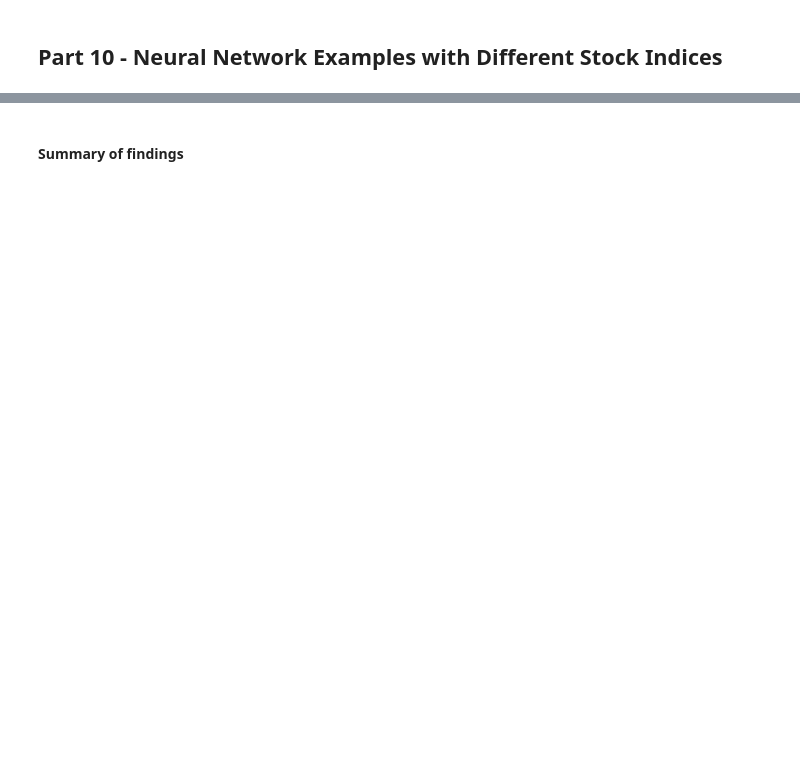
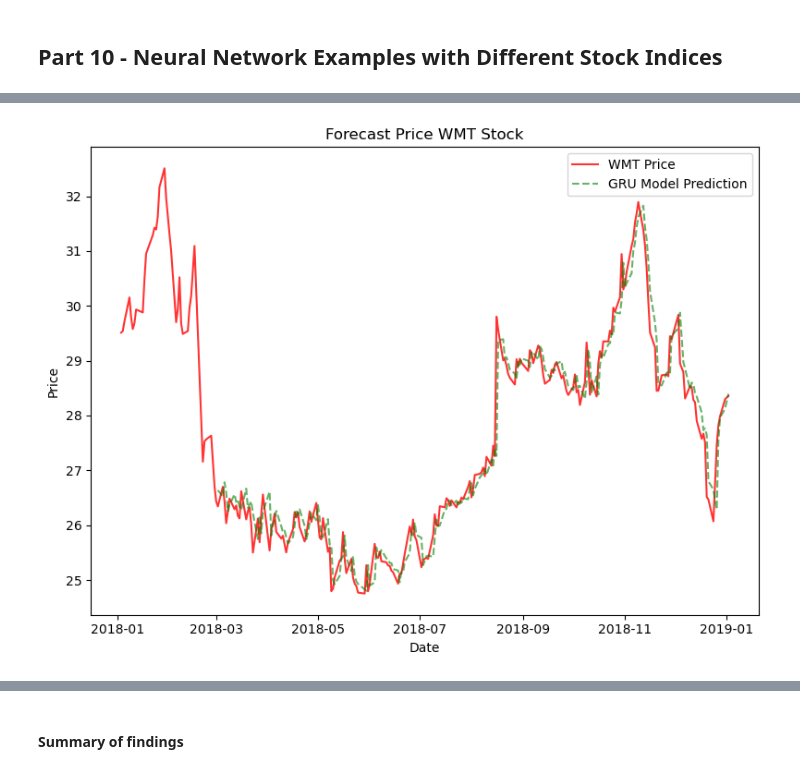
Before and after one commit to hmarrochio/Machine-Learning-and-the-Stock-Market, a Jupyter notebook: notebooks/Notebook4_TimeSeriesForecasting.ipynb, the cells around one changed output, grey strips where cells are left out. Cells and saved outputs as stored; diff of their text form; code cells hidden in the pictures; blank space fills up the shorter version.

```diff
--- a/notebooks/Notebook4_TimeSeriesForecasting.ipynb
+++ b/notebooks/Notebook4_TimeSeriesForecasting.ipynb
@@ -1040,0 +606,85 @@ LSTM: MSE Test: 0.0006
+# %%
+# Assume this is the user input
+
+input_date_start='2018-01-02'
+input_date_end='2019-01-02'
+input_stock='WMT'
+
+
+#Get the data
+
+df_top_100=pd.read_csv('data/sp500_stocks_top_100.csv')
+df_top_100['Date']=pd.to_datetime(df_top_100['Date'])
+
+# Get the data the model was trained on. If putting a script, we have that as a separate .csv file. This is why we exported the train df.
+df_OG_Training=pd.read_csv('Original_NN_Scaling.csv')
+df_OG_Training['Date']=pd.to_datetime(df_OG_Training['Date'])
+
+
+#Find only the dates within the interval
+condition_date_interval=(df_top_100['Date']>input_date_start)&(df_top_100['Date']<=input_date_end)
+df_top_100_interval=df_top_100[condition_date_interval]
+
+
+# Focus only on the stock the user input
+
+df_input_stock=df_top_100_interval[df_top_100_interval['Symbol']==input_stock][['Date','Adj Close']].reset_index()
+df_input_stock.drop('index', axis=1, inplace=True)
+
+
+# Scale only between 0 and 1 for the rolling window interval, as in principle we don't have data about the future. Return both
+# scaled and unscaled.
+
+X_long_unscaled,X_long_scaled =data_process_array_SL(df_input_stock,40)
+
+# List of data for the prediction
+list_dates_joined=df_input_stock['Date'].iloc[40:].tolist()
+
+# Load the trained Neural Network, GRU had the best performance
+model_RNN = load_model('RNN_opt_Adam.h5')
+model_GRU = load_model('GRU_opt_Adam.h5')
+model_LSTM = load_model('LSTM_opt_RMSprop.h5')
+
+
+
+# Predict
+
+y_RNN_predict = model_RNN.predict(X_long_scaled,verbose=0)
+y_GRU_predict = model_GRU.predict(X_long_scaled,verbose=0)
+y_LSTM_predict = model_LSTM.predict(X_long_scaled,verbose=0)
+
+
+# Put into a DataFrame
+
+df_y_RNN_predict=pd.DataFrame({'Date':list_dates_joined,'Adj Close':y_RNN_predict[:,0]})
+df_y_GRU_predict=pd.DataFrame({'Date':list_dates_joined,'Adj Close':y_GRU_predict[:,0]})
+df_y_LSTM_predict=pd.DataFrame({'Date':list_dates_joined,'Adj Close':y_LSTM_predict[:,0]})
+
+# We also need the scaled back price
+
+y_RNN_predict_unscaled=rolling_window_Scale_Transform_SL(X_long_unscaled,y_RNN_predict)
+y_GRU_predict_unscaled=rolling_window_Scale_Transform_SL(X_long_unscaled,y_GRU_predict)
+y_LSTM_predict_unscaled=rolling_window_Scale_Transform_SL(X_long_unscaled,y_LSTM_predict)
+
+
+#  Create DataFrame
+df_y_RNN_predict_unscaled=pd.DataFrame({'Date':list_dates_joined,'Adj Close':y_RNN_predict_unscaled[:,0]})
+df_y_RNN_predict_unscaled_plot=df_y_RNN_predict_unscaled[df_y_RNN_predict_unscaled['Date'].isin(df_input_stock['Date'])]
+
+df_y_GRU_predict_unscaled=pd.DataFrame({'Date':list_dates_joined,'Adj Close':y_GRU_predict_unscaled[:,0]})
+df_y_GRU_predict_unscaled_plot=df_y_GRU_predict_unscaled[df_y_GRU_predict_unscaled['Date'].isin(df_input_stock['Date'])]
+
+df_y_LSTM_predict_unscaled=pd.DataFrame({'Date':list_dates_joined,'Adj Close':y_LSTM_predict_unscaled[:,0]})
+df_y_LSTM_predict_unscaled_plot=df_y_LSTM_predict_unscaled[df_y_LSTM_predict_unscaled['Date'].isin(df_input_stock['Date'])]
+
+
+plt.plot(df_input_stock['Date'],df_input_stock['Adj Close'],alpha=0.8,color='red',label=f'{input_stock} Price')
+plt.plot(df_y_GRU_predict_unscaled_plot['Date'],df_y_GRU_predict_unscaled_plot['Adj Close'],color='g',alpha=0.6,label='GRU Model Prediction',linestyle='dashed')
+plt.xlabel('Date')
+plt.ylabel('Price')
+plt.title(f'Forecast Price {input_stock} Stock')
+plt.legend()
+plt.tight_layout()
+plt.show()
+# %% [output]
+[figure, added]
```
Also changed, not shown: parts of 187 cells of this notebook.
